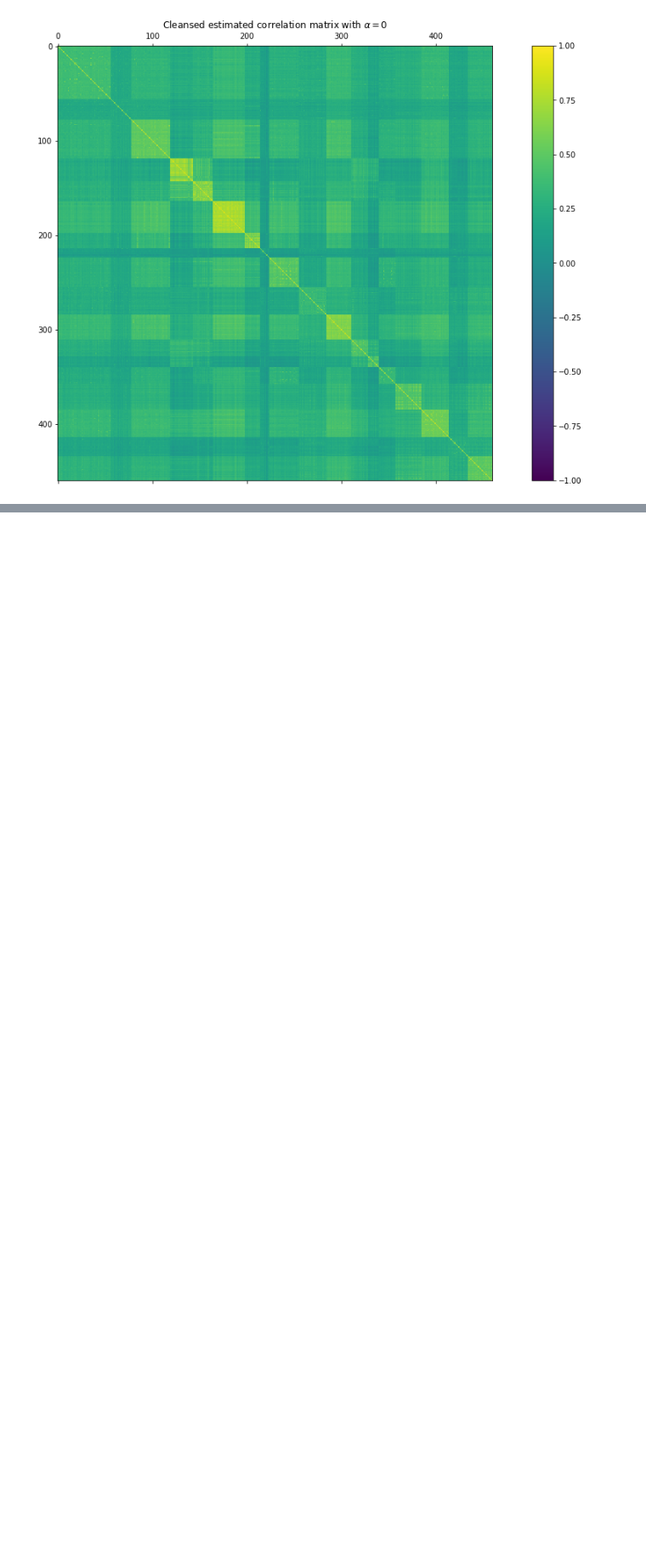
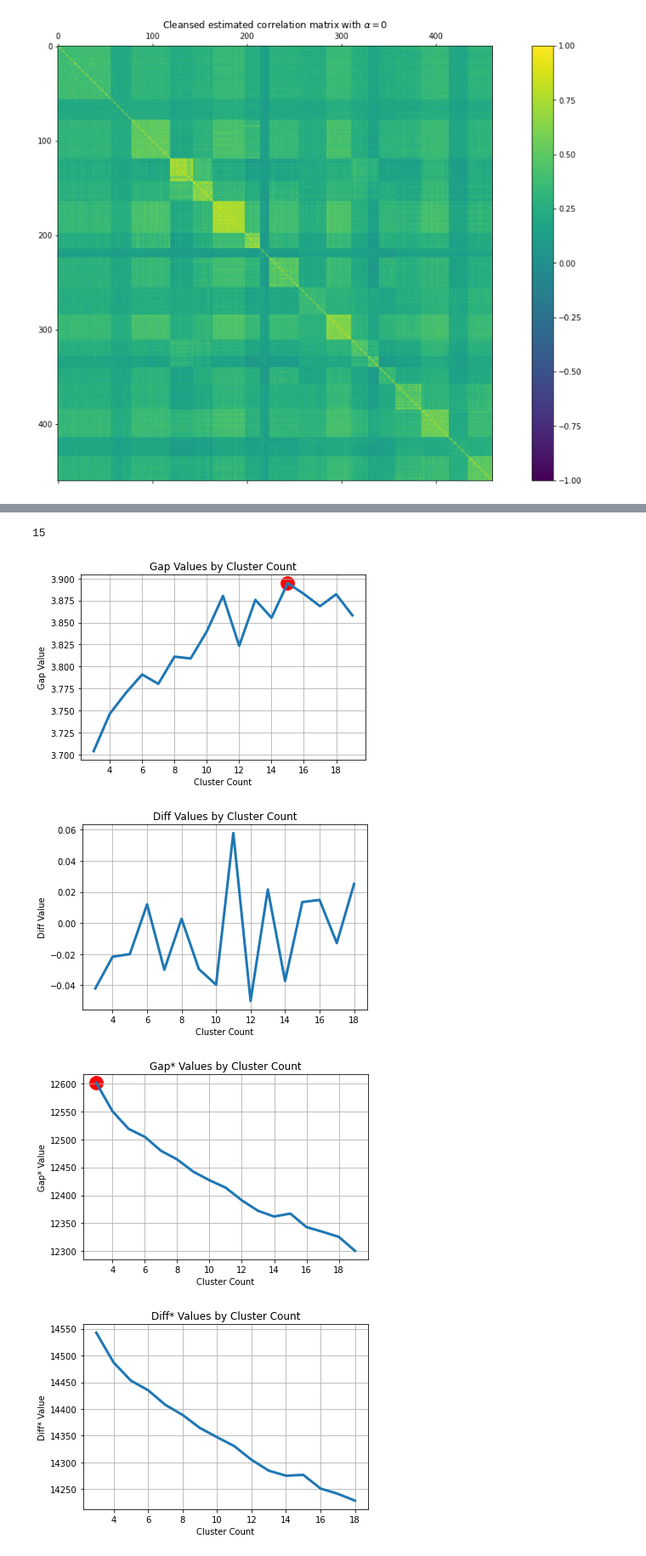
Before and after one commit to jduarte00/clustering_shrinkage_estimator, a Jupyter notebook: implementation_sbs.ipynb, the cells around one changed output, grey strips where cells are left out. Shown at 85% size. Cells and saved outputs as stored; diff of their text form; code cells hidden in the pictures; blank space fills up the shorter version.

Commit message:
get optimal number of clusters using the gap statistic

```diff
--- a/implementation_sbs.ipynb
+++ b/implementation_sbs.ipynb
@@ -546,0 +555,3 @@ plt.savefig('./_static/cleansed_matrix_alpha_1_2.jpg')
+# %%
+optimalK = OptimalK()
+optimalK
@@ -546,0 +568,11 @@ plt.savefig('./_static/cleansed_matrix_alpha_1_2.jpg')
+# %%
+optimalK(X_matrix, cluster_array=np.arange(3, 20))
+# %% [output]
+15
+# %%
+optimalK.plot_results()
+# %% [output]
+[figure, added]
+[figure, added]
+[figure, added]
+[figure, added]
```
Also changed, not shown: parts of 6 cells of this notebook.
